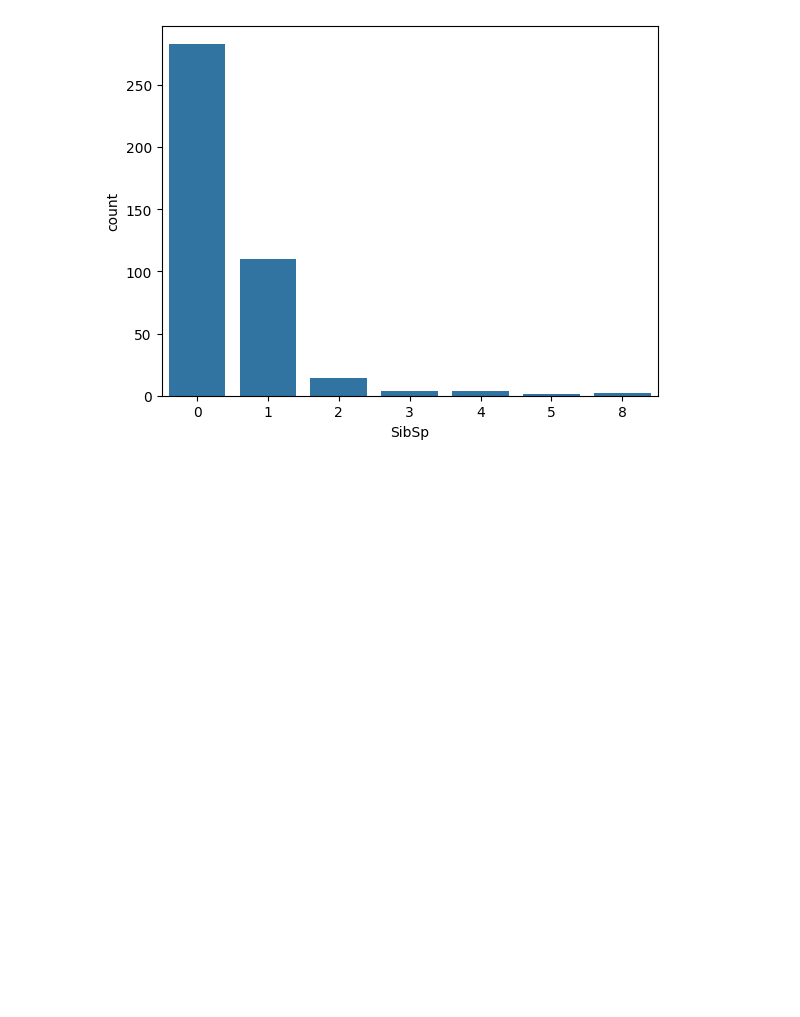
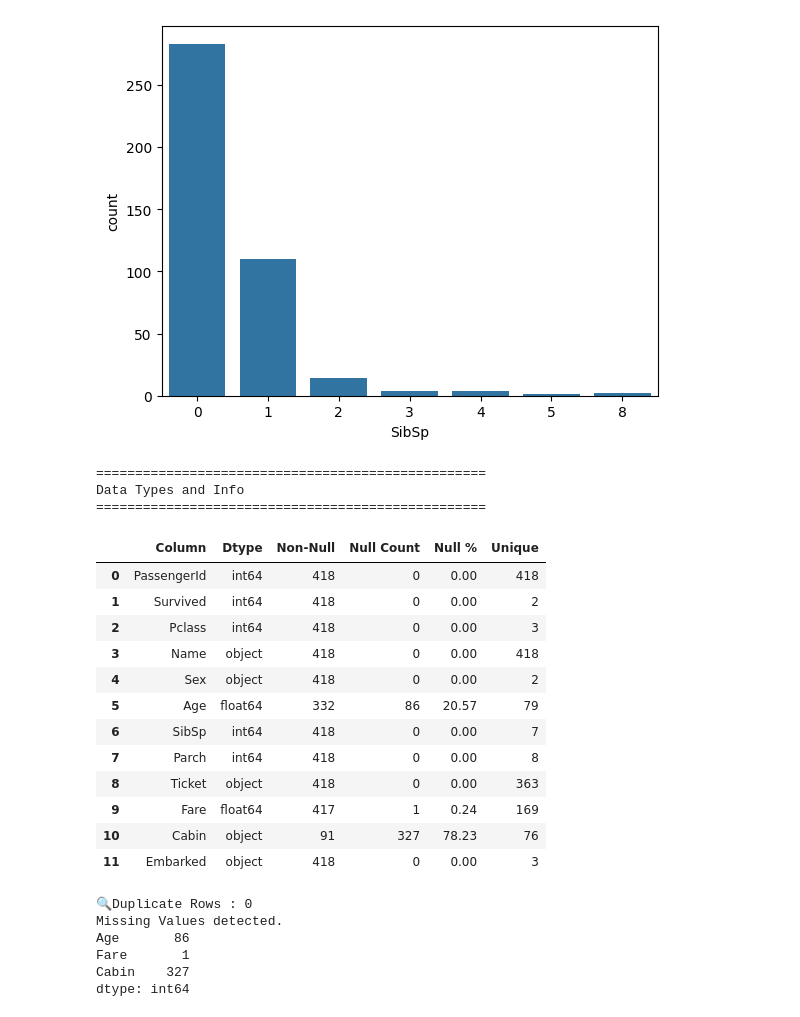
Before and after one commit to rupeshbharti/Today-I-Learned, a Jupyter notebook: Machine_Learning/Framing_Problems/data_gathering.ipynb, the cells around one changed output. Drawn from its saved outputs; the diff is of its cells as text; code cells hidden in the pictures; blank space fills up the shorter version.

```diff
--- a/Machine_Learning/Framing_Problems/data_gathering.ipynb
+++ b/Machine_Learning/Framing_Problems/data_gathering.ipynb
@@ -119,3 +119,50 @@ sns.countplot(data=df, x="SibSp")
 # %% [output]
 <Axes: xlabel='SibSp', ylabel='count'>
 [figure]
+# %%
+print("="*50)
+print("Data Types and Info")
+print('='*50)
+dtype_df = pd.DataFrame({
+    'Column': df.columns,
+    'Dtype': df.dtypes.values,
+    'Non-Null': df.notnull().sum().values,
+    'Null Count': df.isnull().sum().values,
+    'Null %': (df.isnull().sum().values / len(df) * 100).round(2),
+    'Unique': df.nunique().values
+})
+dtype_df
+# %% [output]
+==================================================
+Data Types and Info
+==================================================
+|  | Column | Dtype | Non-Null | Null Count | Null % | Unique |
+| 0 | PassengerId | int64 | 418 | 0 | 0.00 | 418 |
+| 1 | Survived | int64 | 418 | 0 | 0.00 | 2 |
+| 2 | Pclass | int64 | 418 | 0 | 0.00 | 3 |
+| 3 | Name | object | 418 | 0 | 0.00 | 418 |
+| 4 | Sex | object | 418 | 0 | 0.00 | 2 |
+| 5 | Age | float64 | 332 | 86 | 20.57 | 79 |
+| 6 | SibSp | int64 | 418 | 0 | 0.00 | 7 |
+| 7 | Parch | int64 | 418 | 0 | 0.00 | 8 |
+| 8 | Ticket | object | 418 | 0 | 0.00 | 363 |
+| 9 | Fare | float64 | 417 | 1 | 0.24 | 169 |
+| 10 | Cabin | object | 91 | 327 | 78.23 | 76 |
+| 11 | Embarked | object | 418 | 0 | 0.00 | 3 |
+# %%
+dup_count = df.duplicated().sum()
+print(f'🔍Duplicate Rows : {dup_count}')
+
+null_count = df.isnull().sum()
+if null_count.sum() == 0:
+    print('No missing values')
+else:
+    print("Missing Values detected.")
+    print(null_count[null_count > 0])
+# %% [output]
+🔍Duplicate Rows : 0
+Missing Values detected.
+Age       86
+Fare       1
+Cabin    327
+dtype: int64
```
Also changed, not shown: 2 other files.
